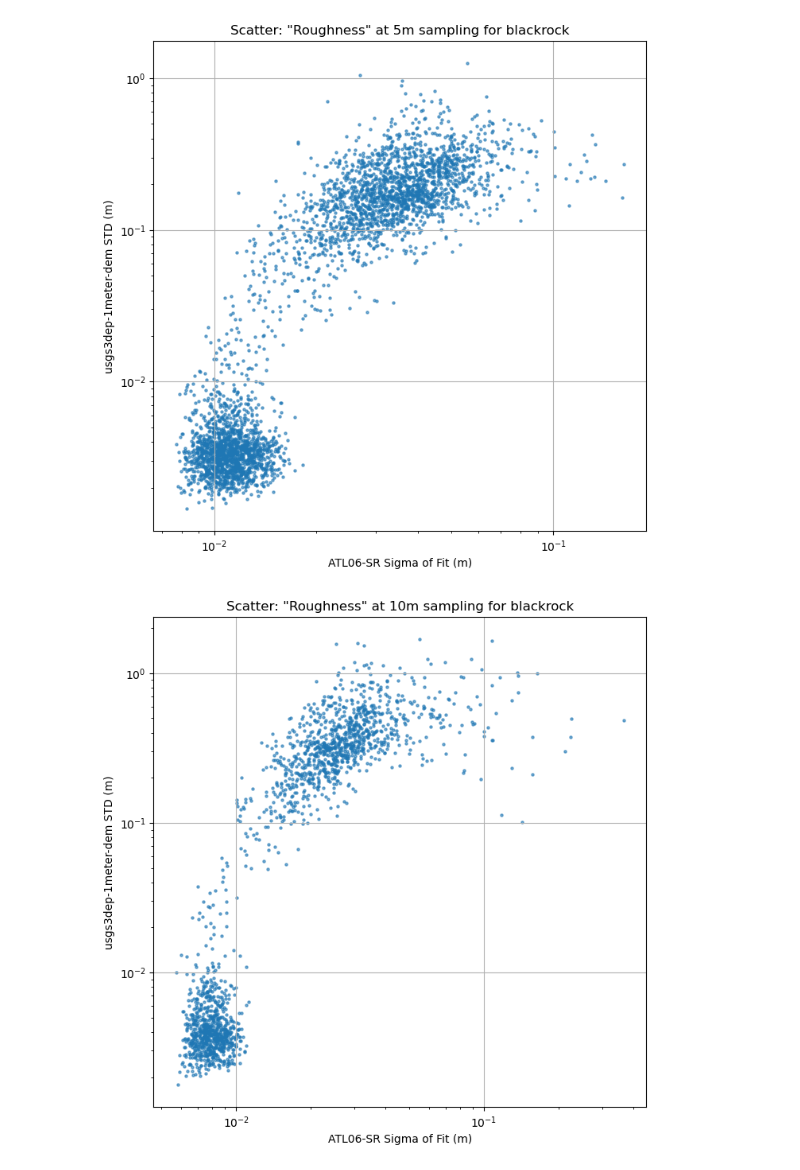
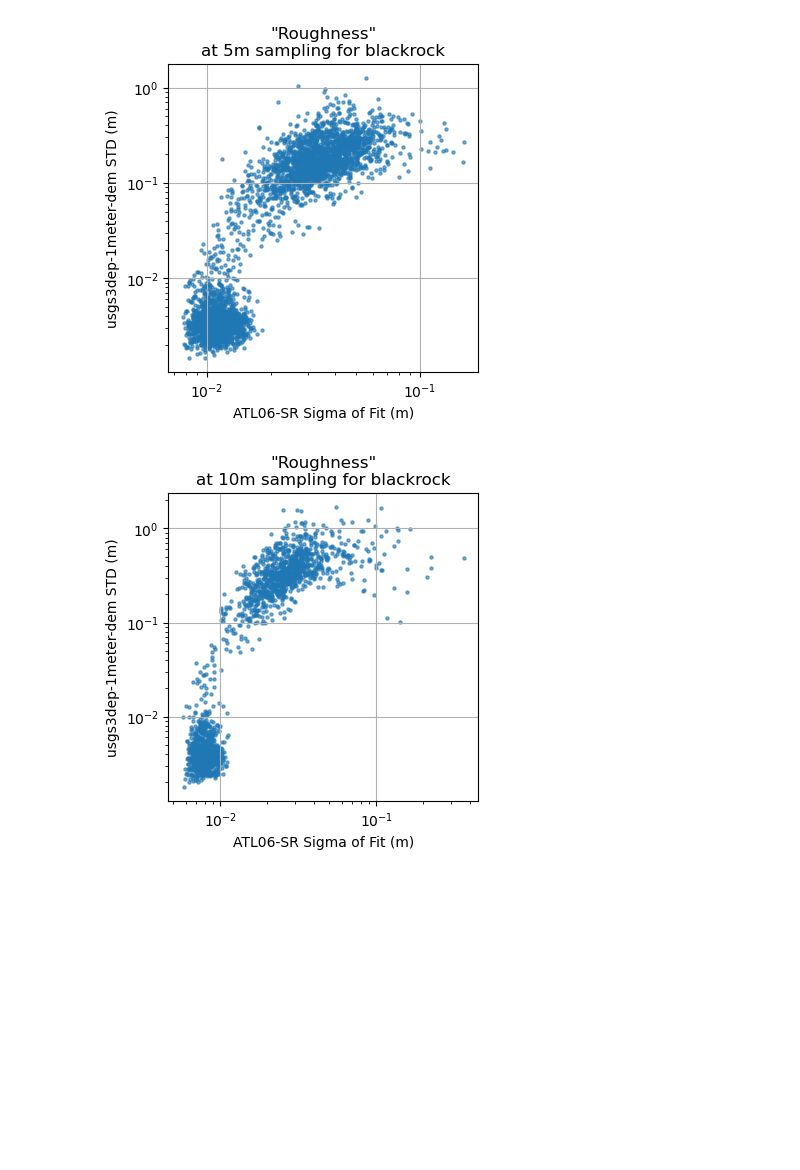
Before and after one commit to ICESAT-2HackWeek/surfit, a Jupyter notebook: contributors/ben/DEM_Comparison_02_plot.ipynb, the cells around one changed output. Saved outputs shown, nothing was run; the diff lists cells and outputs as text; code cells hidden in the pictures; blank space fills up the shorter version.

Commit message:
fixed plots finally!

```diff
--- a/contributors/ben/DEM_Comparison_02_plot.ipynb
+++ b/contributors/ben/DEM_Comparison_02_plot.ipynb
@@ -44,7 +44,7 @@ for index in range(len(resolutions_of_sampling)):
 
 # path = f"~/surfit/data/"
     path = os.getcwd()
-    filename = f"{path}/{site}_ATL06_segLen{int(res_of_fit)}m_stepDist{int(res_of_samp)}m_sampled_{dem_to_sample}_at_{int(res_of_samp)}m.csv"
+    filename = f"{path}/{site}_ATL06_segLen{int(res_of_fit)}m_stepDist{int(res_of_samp)}m_sampled_{dem_to_sample}_at_{int(res_of_samp)}m_conf2.csv"
 
     df = pd.read_csv(filename)
 
@@ -220,34 +220,34 @@ for index in range(len(resolutions_of_sampling)):
 
     # dem_std = np.array([float(s.strip('[]')) for s in dem_std])
 
     dist = df['distance']-np.min(df['distance'])
     atl06_h = df.h_mean
     atl06_sigma = df.h_sigma
 
     # Create the figure and subplots
-    fig, ax = plt.subplots(1, 1, figsize=(8, 8))
+    fig, ax = plt.subplots(1, 1, figsize=(4, 4))
 
     # Plotting the first line plot on the left y-axis
     # axs[0].scatter(atl06_h, dem_el, marker='o', alpha=0.8, s=1, label='Elevation')
     # axs[0].set_ylabel(f'{dem_to_sample} elevation (m)')
     # axs[0].set_xlabel('ATL06-SR elevation (m)')
 
     # Plotting the second line plot on the left y-axis
     ax.scatter(atl06_sigma, dem_std, marker='.', alpha=0.6, s=20, label='Elevation')
     ax.set_ylabel(f'{dem_to_sample} STD (m)')
     ax.set_xlabel('ATL06-SR Sigma of Fit (m)')
 
     # Adjust spacing between subplots
     plt.subplots_adjust(hspace=0.2)
     ax.grid()
     # axs[1].grid()
     # axs[0].
     ax.set_yscale('log')
     ax.set_xscale('log')
 
-    ax.set_title(f'Scatter: "Roughness" at {res_of_samp}m sampling for {site}')
+    ax.set_title(f'"Roughness"\nat {res_of_samp}m sampling for {site}')
 
     plt.savefig(f'{site}_sampling{res_of_samp}m_scatter_std_rms.png', dpi=150)
 # %% [output]
-[figure, old version]
+[figure, new version]
-[figure, old version]
+[figure, new version]
```
Also changed, not shown: parts of 2 cells of this notebook, 16 other files.
